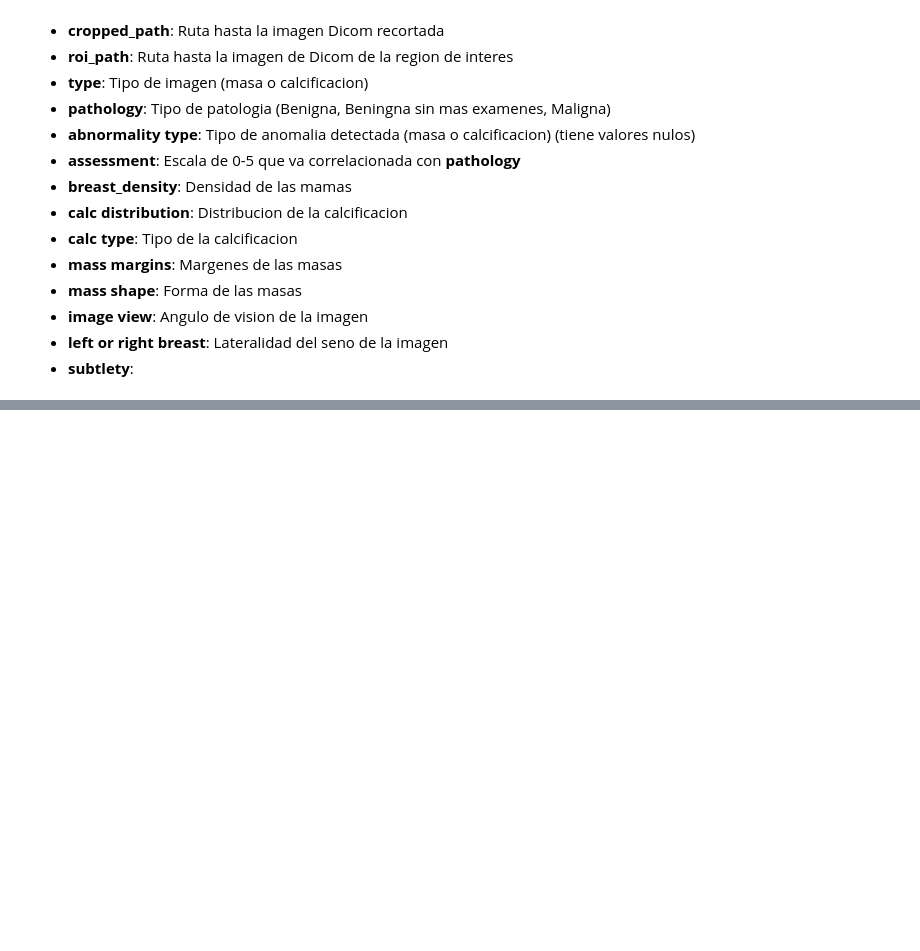
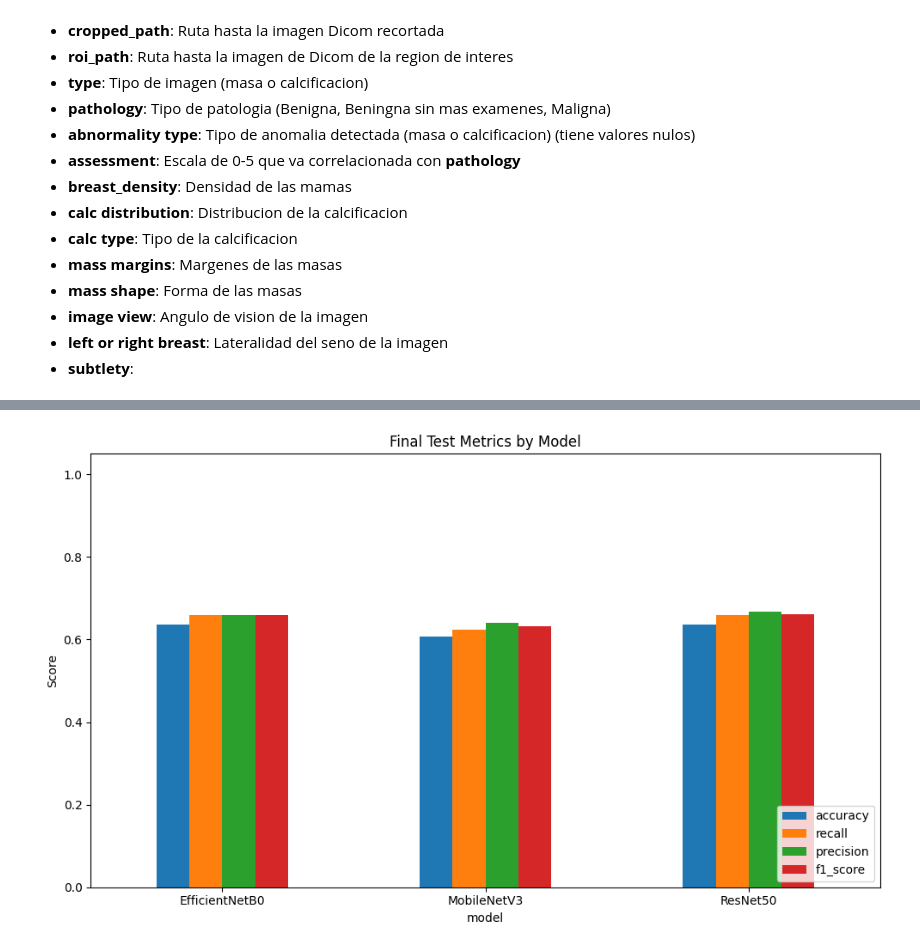
Before and after one commit to CarlosRivasplata/breast_cancer_detection, a Jupyter notebook: notebooks/ETL.ipynb, the cells around one changed output, grey strips where cells are left out. Drawn from its saved outputs; the diff is of its cells as text; code cells hidden in the pictures; blank space fills up the shorter version.

```diff
--- a/notebooks/ETL.ipynb
+++ b/notebooks/ETL.ipynb
@@ -400,12 +441,0 @@ class CBISDDSMDataset(Dataset):
-# %%
-transform = transforms.Compose([
-    transforms.Resize((224, 224)), #ResNet size
-    transforms.ToTensor(),
-    transforms.Normalize(mean=[0.5], std=[0.5])  # grayscale
-])
-# %%
-train_dataset = CBISDDSMDataset(OUTPUT_TRAIN, transform=transform)
-test_dataset = CBISDDSMDataset(OUTPUT_TEST, transform=transform)
-# %%
-train_loader = DataLoader(train_dataset, batch_size=32, shuffle=True, num_workers=4, pin_memory=True)
-test_loader = DataLoader(test_dataset, batch_size=32, shuffle=True, num_workers=4, pin_memory=True)
@@ -476,0 +611,28 @@ True
+# %%
+import matplotlib.pyplot as plt
+import pandas as pd
+import torch
+from torch.optim import Adam
+from torch.optim.lr_scheduler import ReduceLROnPlateau
+import torch.nn as nn
+from torch.utils.data import DataLoader
+
+# Convert results to DataFrame
+results_df = pd.DataFrame(results).set_index("model")
+results_df.sort_index(inplace=True)
+
+# Plot all metrics in grouped bars
+results_df.plot(kind="bar", figsize=(10, 6))
+plt.title("Final Test Metrics by Model")
+plt.ylabel("Score")
+plt.xticks(rotation=0)
+plt.ylim(0, 1.05)
+plt.legend(loc="lower right")
+plt.tight_layout()
+plt.show()
+
+# Save results
+results_path = os.path.join(MODELS_LOGS_OUTPUT_PATH, f"summary_test_results_{correlation_id}.csv")
+results_df.to_csv(results_path)
+# %% [output]
+[figure, added]
```
Also changed, not shown: parts of 30 cells of this notebook, 24 other files.
